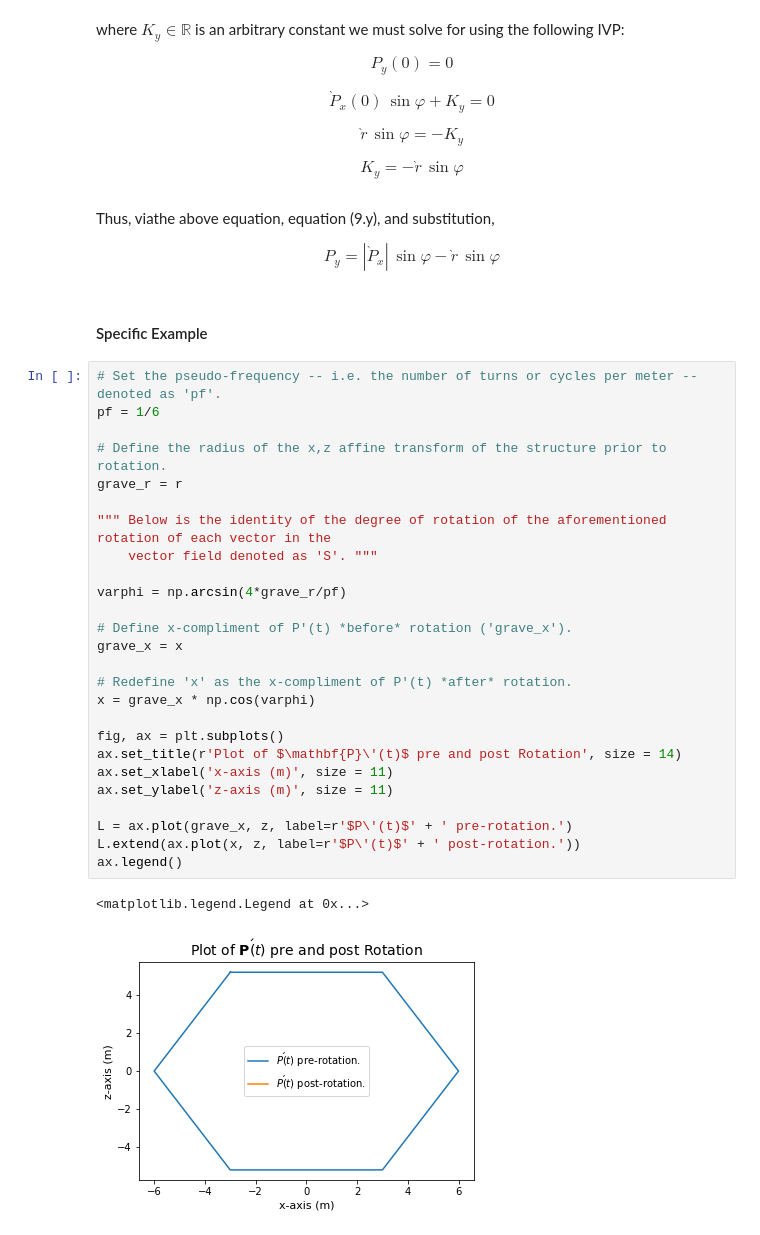
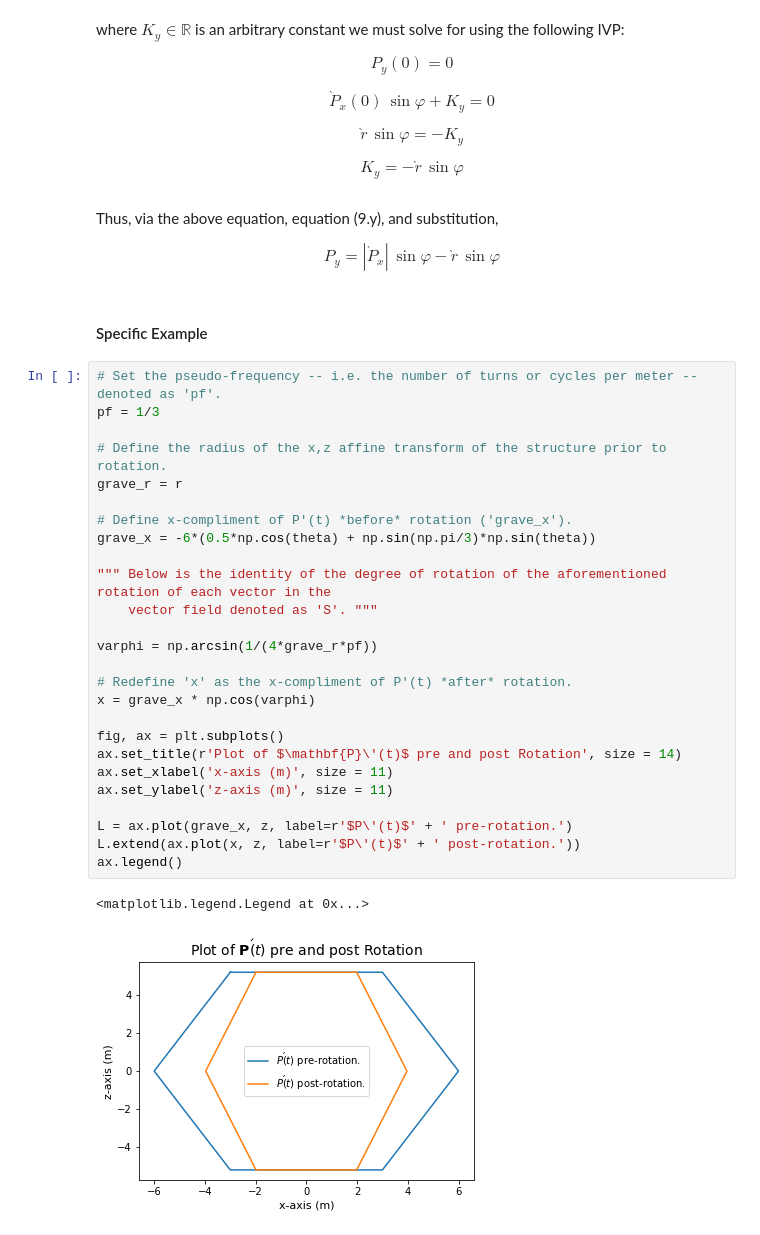
Before and after one commit to jordandll/Electromagnetism, a Jupyter notebook: Solenoids.ipynb, the cells around one changed output. Drawn from its saved outputs; the diff is of its cells as text.

```diff
--- a/Solenoids.ipynb
+++ b/Solenoids.ipynb
@@ -645,7 +597,7 @@ $$ \grave{r}\,\sin\varphi= - K_y$$
 
 $$ K_y = - \grave{r}\,\sin\varphi$$
 # %% [markdown]
-Thus, viathe above equation, equation (9.y), and substitution,
+Thus, via the above equation, equation (9.y), and substitution,
 
 \begin{equation}\tag{9.y}
     P_y = |\grave{P}_x|\,\sin\varphi - \grave{r}\,\sin\varphi
@@ -654,30 +606,30 @@ Thus, viathe above equation, equation (9.y), and substitution,
 #### Specific Example
 # %%
 # Set the pseudo-frequency -- i.e. the number of turns or cycles per meter -- denoted as 'pf'.
-pf = 1/6
+pf = 1/3
 
 # Define the radius of the x,z affine transform of the structure prior to rotation.
 grave_r = r
 
+# Define x-compliment of P'(t) *before* rotation ('grave_x').
+grave_x = -6*(0.5*np.cos(theta) + np.sin(np.pi/3)*np.sin(theta))
+
 """ Below is the identity of the degree of rotation of the aforementioned rotation of each vector in the
     vector field denoted as 'S'. """
 
-varphi = np.arcsin(4*grave_r/pf)
-
-# Define x-compliment of P'(t) *before* rotation ('grave_x').
-grave_x = x
+varphi = np.arcsin(1/(4*grave_r*pf))
 
 # Redefine 'x' as the x-compliment of P'(t) *after* rotation.
 x = grave_x * np.cos(varphi)
 
 fig, ax = plt.subplots()
 ax.set_title(r'Plot of $\mathbf{P}\'(t)$ pre and post Rotation', size = 14)
 ax.set_xlabel('x-axis (m)', size = 11)
 ax.set_ylabel('z-axis (m)', size = 11)
 
 L = ax.plot(grave_x, z, label=r'$P\'(t)$' + ' pre-rotation.')
 L.extend(ax.plot(x, z, label=r'$P\'(t)$' + ' post-rotation.'))
 ax.legend()
 # %% [output]
 <matplotlib.legend.Legend at 0x...>
-[figure, old version]
+[figure, new version]
```
Also changed, not shown: parts of 20 cells of this notebook.
